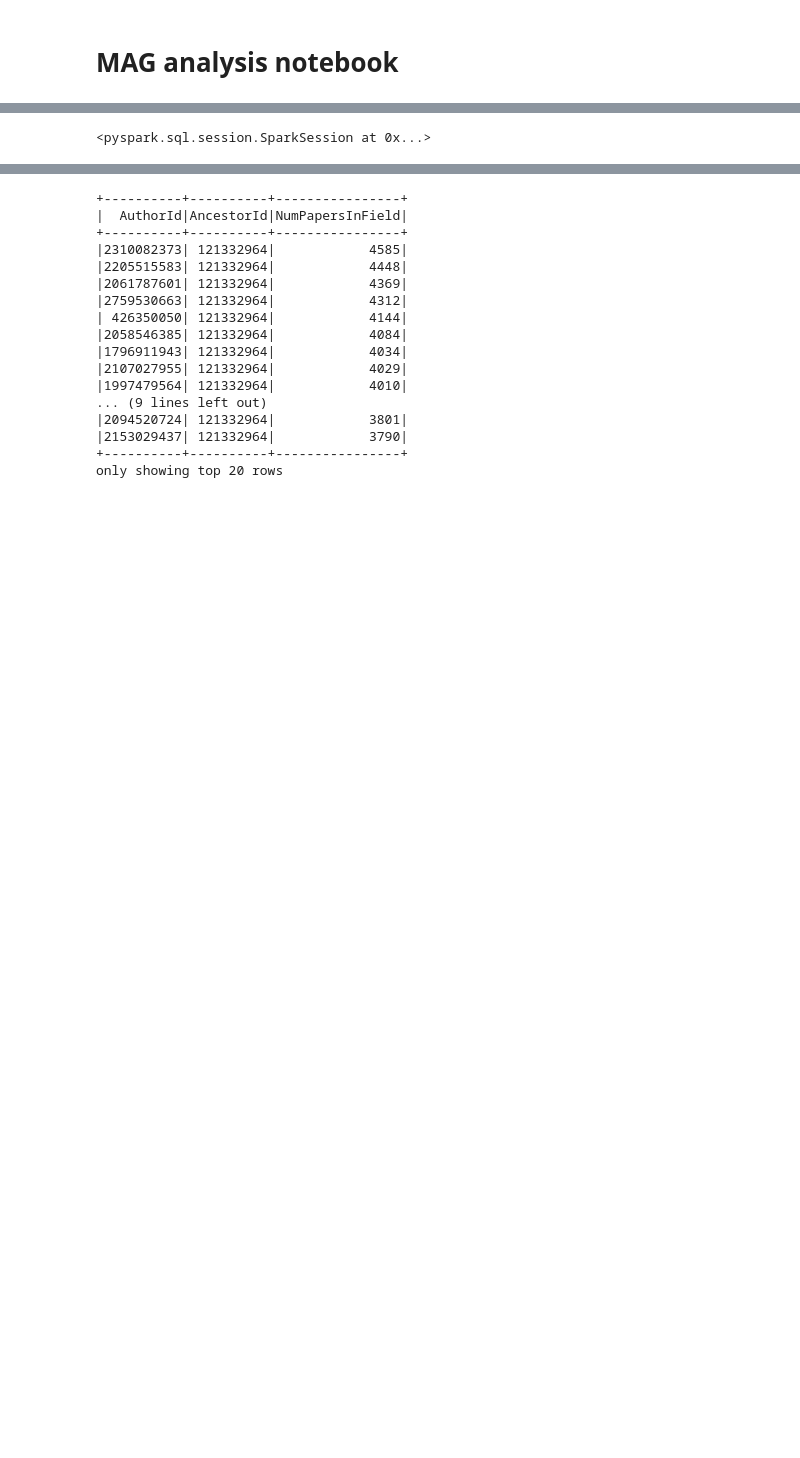
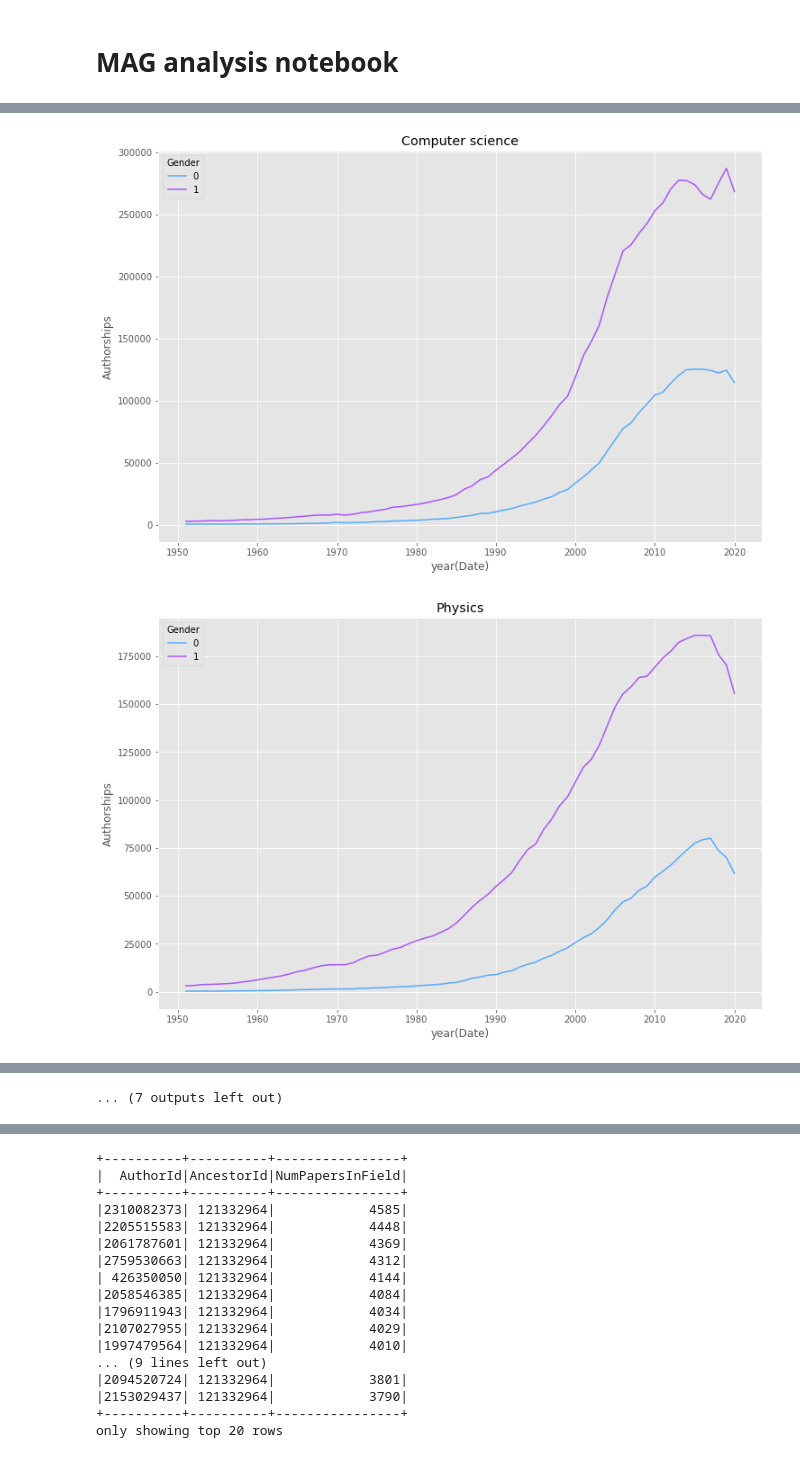
Before and after one commit to buschbirk/CentralityFairness, a Jupyter notebook: MAG analysis notebook.ipynb, the cells around one changed output, grey strips where cells are left out. Saved outputs shown, nothing was run; the diff lists cells and outputs as text; code cells hidden in the pictures; blank space fills up the shorter version.

Commit message:
Added analysis notebook with Spark cluster connection

```diff
--- a/MAG analysis notebook.ipynb
+++ b/MAG analysis notebook.ipynb
@@ -13,4 +15,4 @@ os.environ["SPARK_LOCAL_DIRS"] = "/home/laal/MAG/TMP"
 os.environ["JAVA_HOME"] = "/usr/lib/jvm/java-1.8.0-openjdk-1.8.0.242.b08-0.el7_7.x86_64"
 os.environ['SPARK_HOME'] = "/home/laal/MAG/spark-3.0.2-bin-hadoop2.7"
 # %%
-sj = sparkjob.sparkjob(jobid=36492, memory_per_executor=15500)
+sj = sparkjob.sparkjob(jobid=36613, memory_per_executor=16000)
@@ -58,4 +59,27 @@ job
-# %%
-spark
-# %% [output]
-<pyspark.sql.session.SparkSession at 0x...>
+# %%
+def gender_per_discipline_per_year(mag):
+
+    author_affiliations = mag.getDataframe('PaperAuthorAffiliations')
+    authors = mag.getDataframe('WosToMag')
+    paper_root_field = mag.getDataframe('PaperRootField')
+    author_country = mag.getDataframe('AuthorCountry')
+    papers = mag.getDataframe('Papers')
+
+    query = """
+    SELECT
+    YEAR(p.Date), prf.AncestorId, wtm.Gender, COUNT(DISTINCT(paa.PaperId)) as Authorships
+    FROM PaperAuthorAffiliations paa
+    INNER JOIN WosToMag wtm ON paa.AuthorId = wtm.MAG
+    INNER JOIN Papers p ON paa.PaperId = p.PaperId
+    INNER JOIN PaperRootField prf ON paa.PaperId = prf.PaperId
+    WHERE prf.fieldRank = 1 AND wtm.Gender IN (0, 1) AND prf.fieldRank = 1
+    GROUP BY YEAR(p.Date), wtm.Gender, prf.AncestorId
+    """
+    gender_per_discipline = mag.query_sql(query)
+    return gender_per_discipline
+# %%
+gender_per_discipline = gender_per_discipline_per_year(mag)
+gender_per_discipline_df = gender_per_discipline.toPandas()
+# %%
+filtered = gender_per_discipline_df.sort_values(by=['AncestorId', 'year(Date)'])
+filtered = filtered[(filtered['year(Date)'] > 1950) & (filtered['year(Date)'] < 2021)]
@@ -61,0 +129,10 @@ spark
+# %%
+for i in range(len(names)):
+
+    fig, ax = plt.subplots(figsize=(12,8))
+
+    sns.lineplot(data=filtered[filtered.AncestorId==ids[i]],
+                 x='year(Date)', y='Authorships', hue='Gender', palette='cool').set_title(names[i])
+# %% [output]
+[figure, added]
+[figure, added]
@@ -61,0 +149 @@ spark
+... (7 outputs left out)
```
Also changed, not shown: parts of 22 cells of this notebook, 17 other files.
